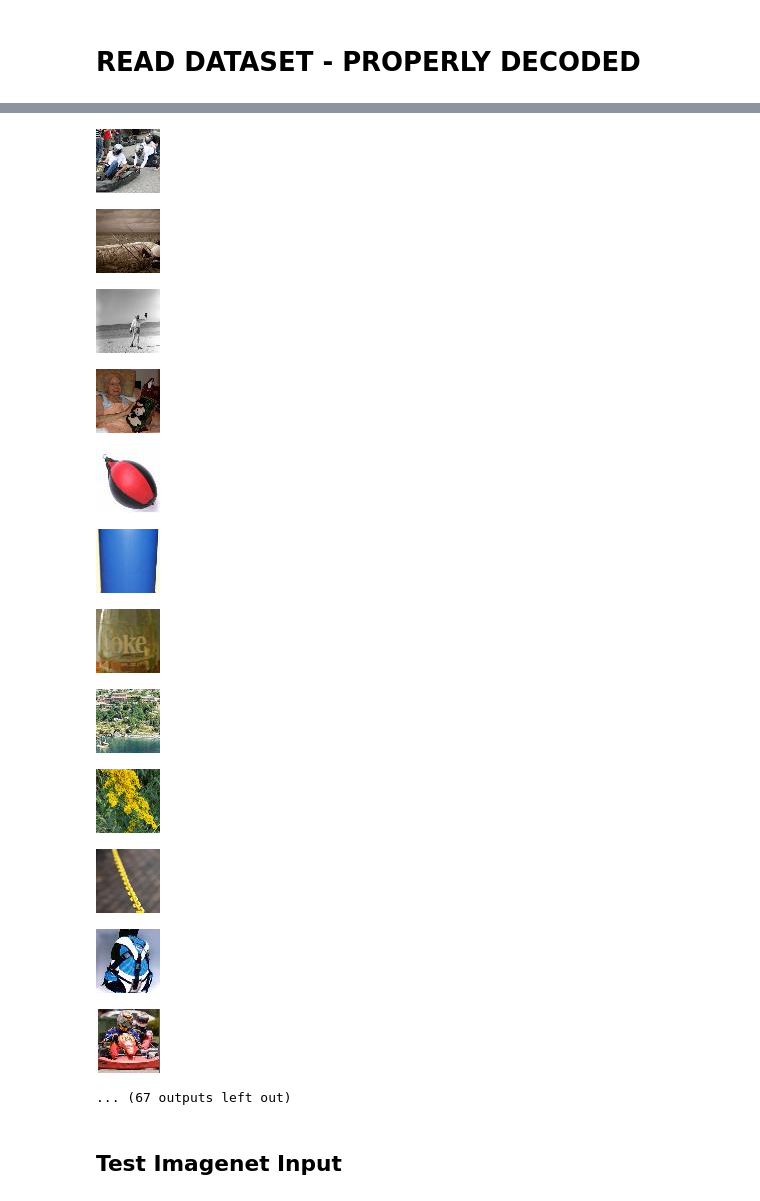
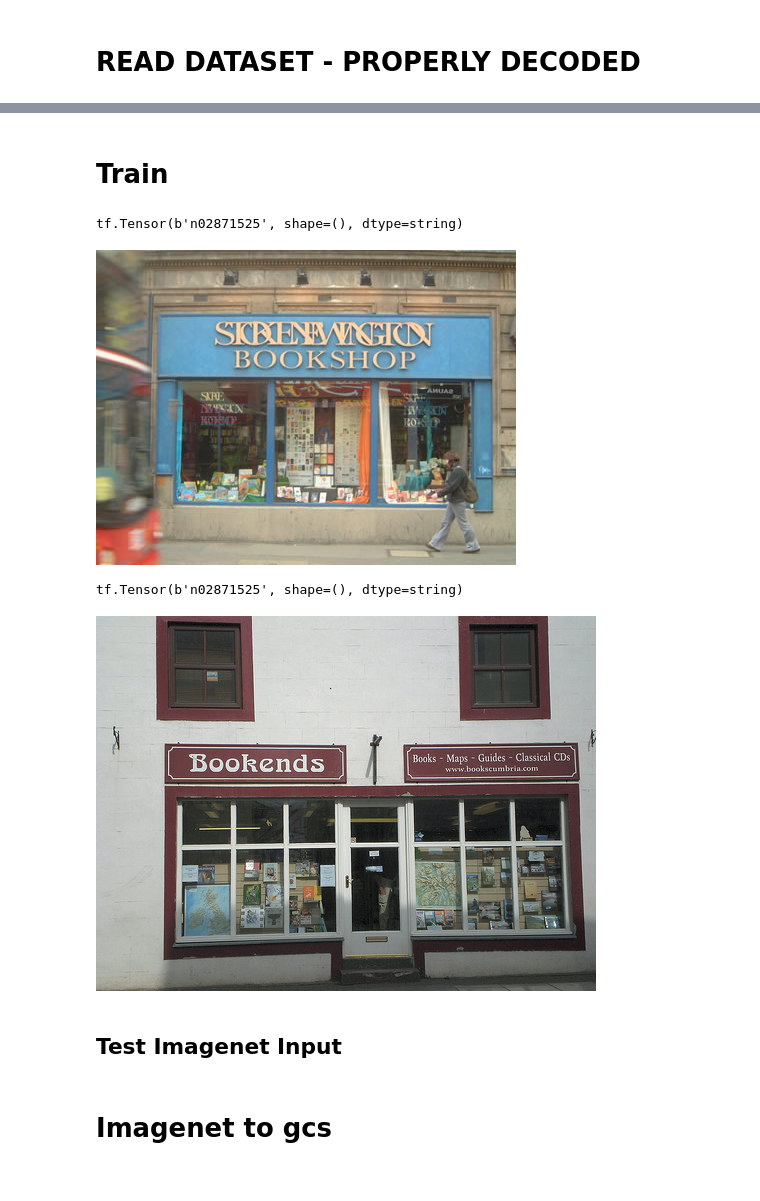
Before and after one commit to RoxaneFis/single-path-nas, a Jupyter notebook: jupyter/test_image_net.ipynb, the cells around one changed output, grey strips where cells are left out. Drawn from its saved outputs; the diff is of its cells as text; code cells hidden in the pictures.

```diff
--- a/jupyter/test_image_net.ipynb
+++ b/jupyter/test_image_net.ipynb
@@ -6,8 +6,13 @@ from IPython.display import Image
 # %% [markdown]
 # READ DATASET - PROPERLY DECODED
 # %%
-filenames_train = "/Users/roxanefischer/Documents/cours/3A/Stage_ML/single-path-nas/other/tiny_imagenet/train-00000-of-01024"
-filenames_val = "/Users/roxanefischer/Documents/cours/3A/Stage_ML/single-path-nas/other/tiny_imagenet/validation-00000-of-00128"
+#TINY IMAGENET
+#filenames_train = "/Users/roxanefischer/Desktop/essai/train/train-00998-of-01024"
+#filenames_val = "/Users/roxanefischer/Desktop/essai/validation/validation-00000-of-00128"
+
+#IMAGENET
+filenames_train = "/Users/roxanefischer/Desktop/train-00000-of-01024"
+filenames_val = "/Users/roxanefischer/Desktop/validation-00000-of-00128"
 raw_dataset_train = tf.data.TFRecordDataset(filenames_train)
 raw_dataset_val = tf.data.TFRecordDataset(filenames_val)
 
@@ -18,0 +21,6 @@ raw_image_dataset=raw_dataset
+# %%
+#Images which  are going to be displayed
+raw_image_dataset=raw_dataset_train
+
+
+'\\037\\213\\010\\000\\000\\000\\000\\000\\000\\003\\225WUP\\034'
@@ -71,7 +62,8 @@ features {
 image_feature_description = {
     'image/height': tf.io.FixedLenFeature([], tf.int64),
     'image/width': tf.io.FixedLenFeature([], tf.int64),
-    #'image/channels': tf.io.FixedLenFeature([], tf.int64),
+    'image/class/label': tf.io.FixedLenFeature([], tf.int64),
+    'image/class/synset': tf.io.FixedLenFeature([], tf.string),
     'image/encoded': tf.io.FixedLenFeature([], tf.string),
 }
 
@@ -80,4 +72,4 @@ def _parse_image_function(example_proto):
   return tf.io.parse_single_example(example_proto, image_feature_description)
 
 parsed_image_dataset = raw_image_dataset.map(_parse_image_function)
-parsed_image_dataset
+parsed_image_val = raw_dataset_val.map(_parse_image_function)
@@ -85,0 +82,12 @@ parsed_image_dataset
+# %%
+c=0
+for image_features in parsed_image_val:
+  image_raw = image_features['image/encoded'].numpy()
+  label = int(image_features['image/class/label'])
+  #print(label)
+  #if label == label_chosen :
+  if c <5:
+    c=c+1
+    print(label)
+    print(image_features['image/class/synset'])
+    display(Image(data=image_raw))
@@ -86,25 +110,24 @@ parsed_image_dataset
+# %% [markdown]
+# Train
 # %%
 
 for image_features in parsed_image_dataset:
   image_raw = image_features['image/encoded'].numpy()
-  display(Image(data=image_raw))
+  label = int(image_features['image/class/label'])
+  #print(label)
+  if label == 283 :
+    print(image_features['image/class/synset'])
+    display(Image(data=image_raw))
 # %% [output]
+tf.Tensor(b'n02871525', shape=(), dtype=string)
-[figure, old version]
+[figure, new version]
+tf.Tensor(b'n02871525', shape=(), dtype=string)
-[figure, old version]
+[figure, new version]
-[figure, removed]
-[figure, removed]
-[figure, removed]
-[figure, removed]
-[figure, removed]
-[figure, removed]
-[figure, removed]
-[figure, removed]
-[figure, removed]
-[figure, removed]
-... (67 outputs left out)
 # %% [markdown]
 ## Test Imagenet Input
 # %%
 filename = "/Users/roxanefischer/Documents/cours/3A/Stage_ML/single-path-nas/tiny-imagenet-200/test/images/test_0.JPEG"
 data_dir = "/Users/roxanefischer/Documents/cours/3A/Stage_ML/single-path-nas/imagenet_3"
 is_training = True
+# %% [markdown]
+# Imagenet to gcs
```
Also changed, not shown: parts of 16 cells of this notebook, 4 other files.
